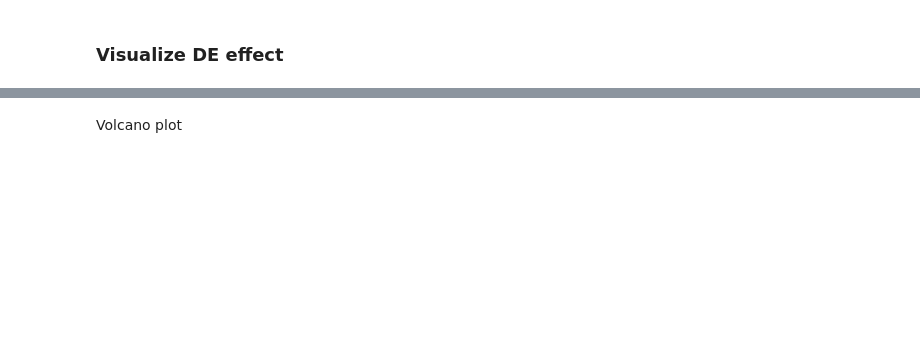
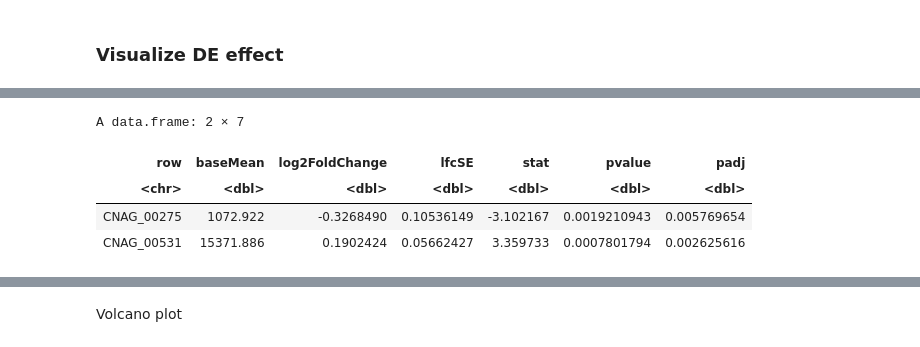
Before and after one commit to granek/testing_for_zenodo, a Jupyter notebook: bioinformatics/DESeq2/02_deseq_DE.ipynb, the cells around one changed output, grey strips where cells are left out. Saved outputs shown, nothing was run; the diff lists cells and outputs as text; code cells hidden in the pictures; blank space fills up the shorter version.

```diff
--- a/bioinformatics/DESeq2/02_deseq_DE.ipynb
+++ b/bioinformatics/DESeq2/02_deseq_DE.ipynb
@@ -286,3 +627,9 @@ Basic dotplot
 # %%
 results(ddsDE, tidy = TRUE) %>%
-    filter(row %in% c("CNAG_00275","CNAG_03041"))
+    filter(row %in% c("CNAG_00275","CNAG_00531"))
+# %% [output]
+A data.frame: 2 × 7
+| row | baseMean | log2FoldChange | lfcSE | stat | pvalue | padj |
+| <chr> | <dbl> | <dbl> | <dbl> | <dbl> | <dbl> | <dbl> |
+| CNAG_00275 | 1072.922 | -0.3268490 | 0.10536149 | -3.102167 | 0.0019210943 | 0.005769654 |
+| CNAG_00531 | 15371.886 | 0.1902424 | 0.05662427 | 3.359733 | 0.0007801794 | 0.002625616 |
```
Also changed, not shown: parts of 51 cells of this notebook.
